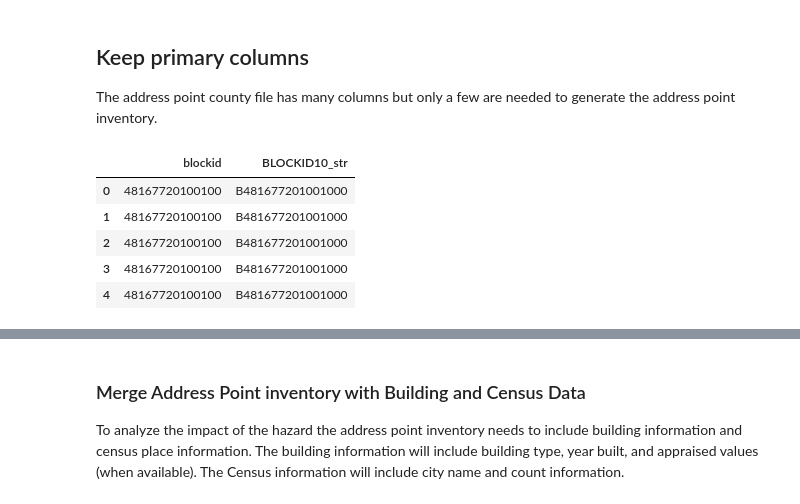
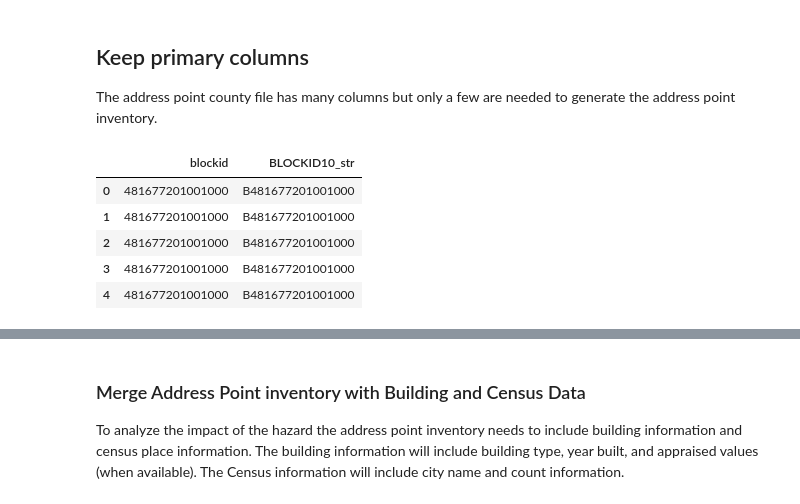
Before and after one commit to npr99/intersect-community-data, a Jupyter notebook: ncoda_07bv1_addresspoint_workflow.ipynb, the cells around one changed output, grey strips where cells are left out. Drawn from its saved outputs; the diff is of its cells as text; code cells hidden in the pictures.

Commit message:
blockid issues with address point inventory

```diff
--- a/ncoda_07bv1_addresspoint_workflow.ipynb
+++ b/ncoda_07bv1_addresspoint_workflow.ipynb
@@ -342,7 +339,7 @@ for community in communities.keys():
 
             # add representative point to buildings
             bldg_inv_gdf_point = add_representative_point(bldg_inv_gdf,year=year)
-            builidng_to_block_gdf = spatial_join_points_to_poly(
+            building_to_block_gdf = spatial_join_points_to_poly(
                         points_gdf = bldg_inv_gdf_point,
                         polygon_gdf = census_block_place_puma_gdf,
                         point_var = f'rppnt{yr}4326',
@@ -364,7 +361,7 @@ for community in communities.keys():
 
             # Run Address Point Algorithm
             huesimate_df = predict_residential_addresspoints(
-                            builidng_to_block_gdf = builidng_to_block_gdf,
+                            building_to_block_gdf = building_to_block_gdf,
                             hui_df = housing_unit_inv_df,
                             hui_blockid = f'BLOCKID{yr}_str',
                             bldg_blockid = 'blockBLOCKID10_str',
@@ -1061,15 +1058,15 @@ address_point_inventory_geo[['flag_ap','residential']].groupby(['flag_ap']).sum(
 The address point county file has many columns but only a few are needed to generate the address point inventory.
 # %%
 ## Create block id variable from substring of BLOCKID10_str
-address_point_inventory_geo['blockid'] = address_point_inventory_geo['BLOCKID10_str'].str[1:15]
+address_point_inventory_geo['blockid'] = address_point_inventory_geo['BLOCKID10_str'].str[1:16]
 address_point_inventory_geo[['blockid','BLOCKID10_str']].head()
 # %% [output]
 |  | blockid | BLOCKID10_str |
-| 0 | 48167720100100 | B481677201001000 |
-| 1 | 48167720100100 | B481677201001000 |
-| 2 | 48167720100100 | B481677201001000 |
-| 3 | 48167720100100 | B481677201001000 |
-| 4 | 48167720100100 | B481677201001000 |
+| 0 | 481677201001000 | B481677201001000 |
+| 1 | 481677201001000 | B481677201001000 |
+| 2 | 481677201001000 | B481677201001000 |
+| 3 | 481677201001000 | B481677201001000 |
+| 4 | 481677201001000 | B481677201001000 |
 # %%
 select_cols = ['addrptid','strctid','guid','blockid','BLOCKID10_str','building_geometry','block10_geometry','rppnt104269',
     'huestimate','residential','bldgobs','flag_ap']
```
Also changed, not shown: parts of 14 cells of this notebook.
